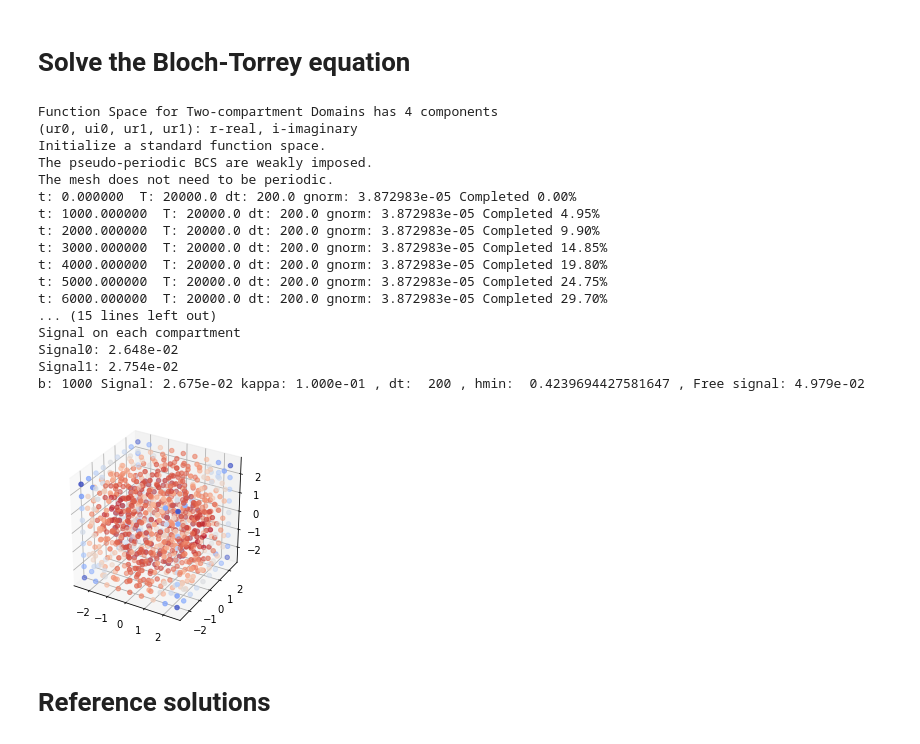
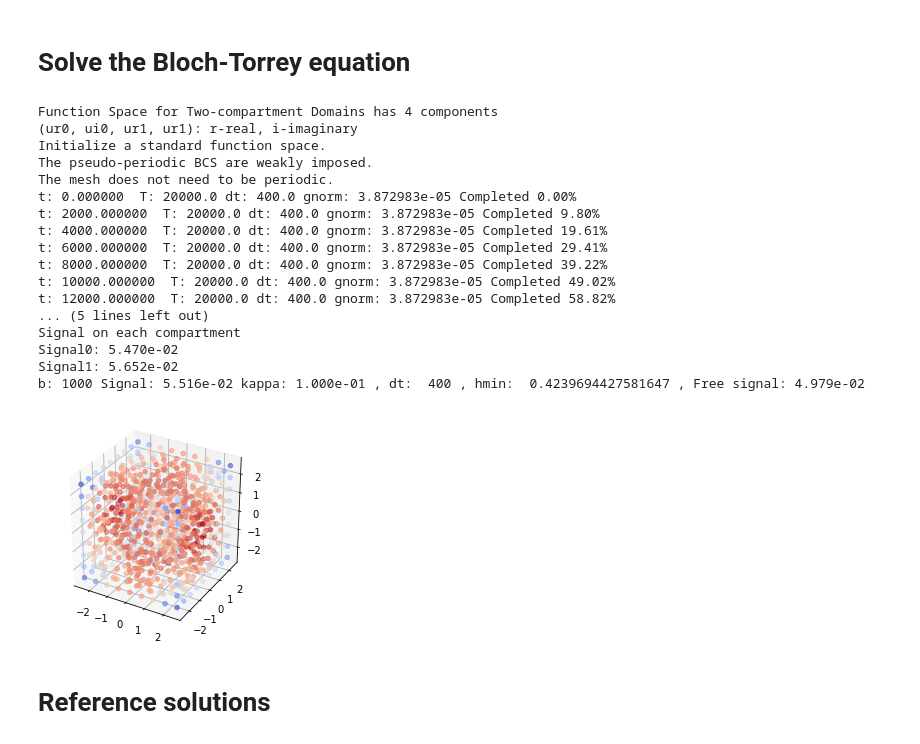
Before and after one commit to van-dang/FEniCS-Colab, a Jupyter notebook: MultilayeredStructuresSim.ipynb, the cells around one changed output. Cells and saved outputs as stored; diff of their text form; code cells hidden in the pictures.

```diff
--- a/MultilayeredStructuresSim.ipynb
+++ b/MultilayeredStructuresSim.ipynb
@@ -715,8 +715,9 @@ Conversion done
 class MRI_parameters():
     def __init__(self):
         # Initialize default parameters
-        self.bvalue = 1000
-        self.gdir = None;
+        self.bvalue = None
+        self.qvalue = None
+        self.gdir = [1, 0, 0];
         self.stype='PGSE'
     def set_gradient_dir(self, mesh, g0, g1, g2):
         gdim = mesh.geometry().dim()
@@ -817,7 +818,7 @@ class MRI_simulation():
 
           while self.t < mri_para.T + self.k: # Time-stepping loop
               if stepcounter % self.nskip == 0:
-                  print('t: %f '%self.t, 'T: %.1f'%mri_para.T, 'dt: %.1f'%self.k,'gnorm: %e'%mri_para.gnorm,'Completed %.2f%%'%(float(self.t)/float(mri_para.T+sim_para.k)*100.0));
+                  print('t: %f '%self.t, 'T: %.1f'%mri_para.T, 'dt: %.1f'%self.k,'gnorm: %e'%mri_para.gnorm,'Completed %.2f%%'%(float(self.t)/float(mri_para.T+mri_simu.k)*100.0));
 
               ft = mri_para.time_profile(self.t);
               ift = mri_para.itime_profile(self.t);
@@ -840,12 +841,8 @@ class MRI_simulation():
 
 
 
-sim_para = MRI_simulation()
+mri_simu = MRI_simulation()
 mri_para = MRI_parameters()
-
-
-# fn = FacetNormal(mesh);
-# fn0 = ieval(fn, 0, phase);
 
 #################################################################################
 #########################  Pre-defined parameters ###############################
@@ -859,7 +856,7 @@ mydomain.K = 3e-3;                           # Diffusion coefficient
 mydomain.kappa = 1e-1                        # Permeability
 mri_para.nperiod = 0;
 mri_para.stype='PGSE'                        # Sequence type
-sim_para.k = 200; # Time-step size
+mri_simu.k = 400; # Time-step size
 #################################################################################
 #################################################################################
 
@@ -872,57 +869,57 @@ file_u0i = File("results/u0i.pvd")
 file_u1r = File("results/u1r.pvd")
 file_u1i = File("results/u1i.pvd")
 #################################
 
 #################################################################################
 # FUNCTION SPACES
 
 mydomain.Apply()
 mri_para.Apply()
-sim_para.solve(mydomain, mri_para)
+mri_simu.solve(mydomain, mri_para)
 
 # Post-processing
 
 if mydomain.IsDomainMultiple == True:
-    u0r_0, u0i_0, u1r_0, u1i_0 = split(sim_para.u_0)
-    signal0 = assemble(((1-mydomain.phase)*u0r_0)*dx)/assemble((1-mydomain.phase)*sim_para.Dirac_Delta*dx);
-    signal1 = assemble((mydomain.phase*u1r_0)*dx)/assemble(mydomain.phase*sim_para.Dirac_Delta*dx);
-    signal = assemble((mydomain.phase*u1r_0+(1-mydomain.phase)*u0r_0)*dx)/assemble(sim_para.Dirac_Delta*dx);
+    u0r_0, u0i_0, u1r_0, u1i_0 = split(mri_simu.u_0)
+    signal0 = assemble(((1-mydomain.phase)*u0r_0)*dx)/assemble((1-mydomain.phase)*mri_simu.Dirac_Delta*dx);
+    signal1 = assemble((mydomain.phase*u1r_0)*dx)/assemble(mydomain.phase*mri_simu.Dirac_Delta*dx);
+    signal = assemble((mydomain.phase*u1r_0+(1-mydomain.phase)*u0r_0)*dx)/assemble(mri_simu.Dirac_Delta*dx);
     print('Signal on each compartment')
     print('Signal0: %.3e'%signal0)
     print('Signal1: %.3e'%signal1)
-    print('b:',mri_para.bvalue, 'Signal: %.3e'%signal,'kappa: %.3e'%mydomain.kappa,', dt: ',sim_para.k,', hmin: ',mydomain.hmin, ', Free signal: %.3e'%(exp(-mri_para.bvalue*mydomain.K)))
-    V0 = FunctionSpace(mesh0,sim_para.Ve);
-    V1 = FunctionSpace(mesh1,sim_para.Ve);
+    print('b:',mri_para.bvalue, 'Signal: %.3e'%signal,'kappa: %.3e'%mydomain.kappa,', dt: ',mri_simu.k,', hmin: ',mydomain.hmin, ', Free signal: %.3e'%(exp(-mri_para.bvalue*mydomain.K)))
+    V0 = FunctionSpace(mesh0,mri_simu.Ve);
+    V1 = FunctionSpace(mesh1,mri_simu.Ve);
     u0r_0p = project(u0r_0,V0)
     u1r_0p = project(u1r_0,V1)
     plot(u0r_0p, cmap="coolwarm")
     plot(u1r_0p, cmap="coolwarm")
 else:
-    ur, ui = split(sim_para.u_0)
-    signal = assemble(ur*dx)/assemble(sim_para.Dirac_Delta*dx);
-    print('b:',mri_para.bvalue, 'Signal: %.3e'%signal,', dt: ',sim_para.k,', hmin: ',mydomain.hmin, ', Free signal: %.3e'%(exp(-mri_para.bvalue*mydomain.K)))
-    V = FunctionSpace(mesh,sim_para.Ve);
+    ur, ui = split(mri_simu.u_0)
+    signal = assemble(ur*dx)/assemble(mri_simu.Dirac_Delta*dx);
+    print('b:',mri_para.bvalue, 'Signal: %.3e'%signal,', dt: ',mri_simu.k,', hmin: ',mydomain.hmin, ', Free signal: %.3e'%(exp(-mri_para.bvalue*mydomain.K)))
+    V = FunctionSpace(mesh,mri_simu.Ve);
     ur_p = project(ur,V)
     plot(ur_p, cmap="coolwarm")
 # %% [output]
 Function Space for Two-compartment Domains has 4 components
 (ur0, ui0, ur1, ur1): r-real, i-imaginary
 Initialize a standard function space.
 The pseudo-periodic BCS are weakly imposed.
 The mesh does not need to be periodic.
-t: 0.000000  T: 20000.0 dt: 200.0 gnorm: 3.872983e-05 Completed 0.00%
-t: 1000.000000  T: 20000.0 dt: 200.0 gnorm: 3.872983e-05 Completed 4.95%
-t: 2000.000000  T: 20000.0 dt: 200.0 gnorm: 3.872983e-05 Completed 9.90%
-t: 3000.000000  T: 20000.0 dt: 200.0 gnorm: 3.872983e-05 Completed 14.85%
-t: 4000.000000  T: 20000.0 dt: 200.0 gnorm: 3.872983e-05 Completed 19.80%
-t: 5000.000000  T: 20000.0 dt: 200.0 gnorm: 3.872983e-05 Completed 24.75%
-t: 6000.000000  T: 20000.0 dt: 200.0 gnorm: 3.872983e-05 Completed 29.70%
-... (15 lines left out)
+t: 0.000000  T: 20000.0 dt: 400.0 gnorm: 3.872983e-05 Completed 0.00%
+t: 2000.000000  T: 20000.0 dt: 400.0 gnorm: 3.872983e-05 Completed 9.80%
+t: 4000.000000  T: 20000.0 dt: 400.0 gnorm: 3.872983e-05 Completed 19.61%
+t: 6000.000000  T: 20000.0 dt: 400.0 gnorm: 3.872983e-05 Completed 29.41%
+t: 8000.000000  T: 20000.0 dt: 400.0 gnorm: 3.872983e-05 Completed 39.22%
+t: 10000.000000  T: 20000.0 dt: 400.0 gnorm: 3.872983e-05 Completed 49.02%
+t: 12000.000000  T: 20000.0 dt: 400.0 gnorm: 3.872983e-05 Completed 58.82%
+... (5 lines left out)
 Signal on each compartment
-Signal0: 2.648e-02
-Signal1: 2.754e-02
-b: 1000 Signal: 2.675e-02 kappa: 1.000e-01 , dt:  200 , hmin:  0.4239694427581647 , Free signal: 4.979e-02
+Signal0: 5.470e-02
+Signal1: 5.652e-02
+b: 1000 Signal: 5.516e-02 kappa: 1.000e-01 , dt:  400 , hmin:  0.4239694427581647 , Free signal: 4.979e-02
-[figure, old version]
+[figure, new version]
 # %% [markdown]
 # Reference solutions
 # %%
```
Also changed, not shown: parts of 2 cells of this notebook.
